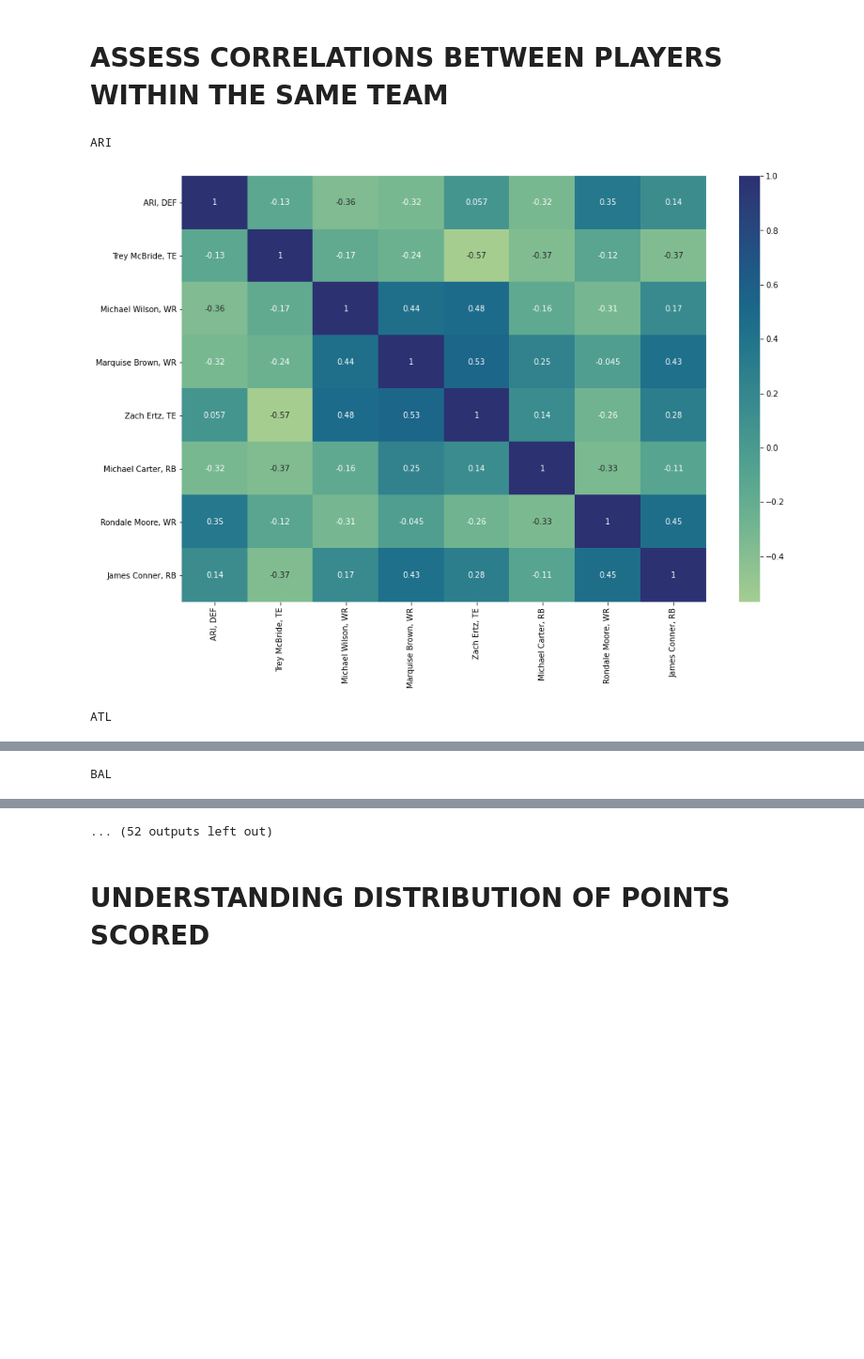
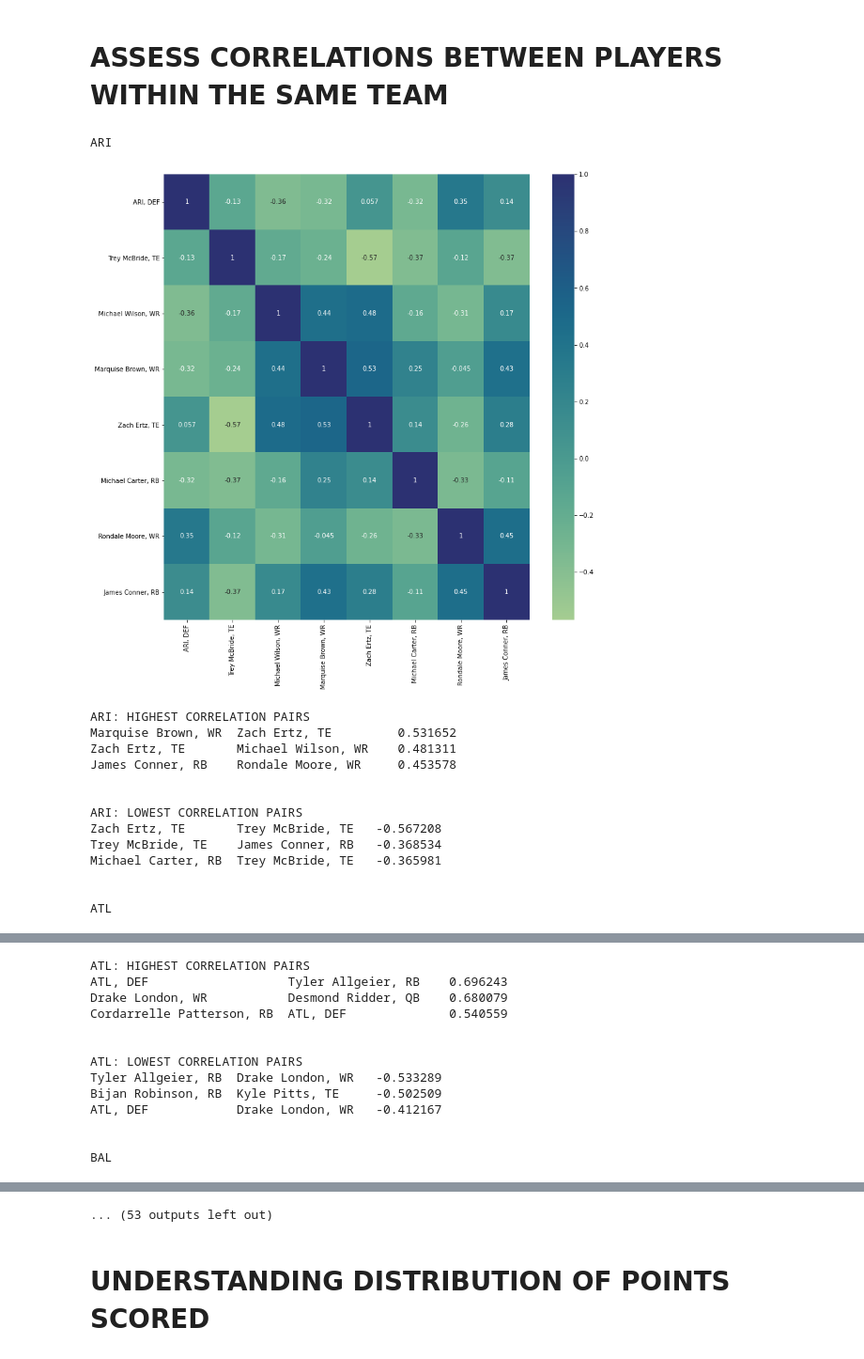
Before and after one commit to mkralis123/FantasyResearch, a Jupyter notebook: FantasyResearch.ipynb, the cells around one changed output, grey strips where cells are left out. Shown at 94% size. Saved outputs shown, nothing was run; the diff lists cells and outputs as text; code cells hidden in the pictures; blank space fills up the shorter version.

Commit message:
Adding in 3 most correlated pairs

```diff
--- a/FantasyResearch.ipynb
+++ b/FantasyResearch.ipynb
@@ -14,10 +14,13 @@ team_ids = ['NYJ','NYG','NE','ARI','DAL',
             'TB','TEN','PIT','SEA','HOU',
             'WAS','GB']
 
-id_map = pd.read_csv('Fantasy/id_map.csv', index_col="Unnamed: 0")
+id_map = pd.read_csv('id_map.csv', index_col="Unnamed: 0")
 # %% [markdown]
 # GATHER WEEK BY WEEK PLAYER DATA
 # %%
+def contains_number(s):
+    return any(i.isdigit() for i in s)
+
 LASTWEEK = 12
 season_data = []
 for week in range(1,LASTWEEK+1):
@@ -41,19 +44,44 @@ season_data = season_data.fillna(0)
 # ASSESS CORRELATIONS BETWEEN PLAYERS WITHIN THE SAME TEAM
 # %%
 import seaborn as sns
+import matplotlib.pyplot as plt
+import numpy as np
 
-atmost = season_data[season_data.drop(columns='Team').eq(0).sum(axis=1).lt(6)] # <==== Players must play at least some games
+atmost = season_data[season_data.drop(columns='Team').eq(0).sum(axis=1).lt(np.ceil(LASTWEEK/2))] # <==== Players must play at least some games
 
 for team in sorted(team_ids):
     print(team)
     temp = atmost[atmost.Team == team].filter(like = 'Week').T
     temp = temp.loc[(temp != 0).any(axis = 1)] # <===== Take out a byeweek
     temp = temp.corr()
 
-    plt.figure(figsize = (15,10))
+    plt.figure(figsize = (13,13))
     sns.heatmap(temp, cmap="crest",annot=True)
     plt.show()
+
+    pairs = temp.unstack().sort_values(kind="quicksort")
+    pairs = pairs.drop_duplicates()
+
+    print(f"{team}: HIGHEST CORRELATION PAIRS")
+    print(pairs[-4:-1].iloc[::-1].to_string())
+    print('\n')
+
+    print(f"{team}: LOWEST CORRELATION PAIRS")
+    print(pairs[0:3].to_string())
+    print('\n')
 # %% [output]
 ARI
-[figure, old version]
+[figure, new version]
+ARI: HIGHEST CORRELATION PAIRS
+Marquise Brown, WR  Zach Ertz, TE         0.531652
+Zach Ertz, TE       Michael Wilson, WR    0.481311
+James Conner, RB    Rondale Moore, WR     0.453578
+
+
+ARI: LOWEST CORRELATION PAIRS
+Zach Ertz, TE       Trey McBride, TE   -0.567208
+Trey McBride, TE    James Conner, RB   -0.368534
+Michael Carter, RB  Trey McBride, TE   -0.365981
+
+
 ATL
@@ -61 +89,13 @@ ATL
+ATL: HIGHEST CORRELATION PAIRS
+ATL, DEF                   Tyler Allgeier, RB    0.696243
+Drake London, WR           Desmond Ridder, QB    0.680079
+Cordarrelle Patterson, RB  ATL, DEF              0.540559
+
+
+ATL: LOWEST CORRELATION PAIRS
+Tyler Allgeier, RB  Drake London, WR   -0.533289
+Bijan Robinson, RB  Kyle Pitts, TE     -0.502509
+ATL, DEF            Drake London, WR   -0.412167
+
+
 BAL
@@ -69,4 +145,4 @@ CHI
-... (52 outputs left out)
+... (53 outputs left out)
 # %% [markdown]
 # UNDERSTANDING DISTRIBUTION OF POINTS SCORED
 # %%
```
Also changed, not shown: parts of 2 cells of this notebook.
